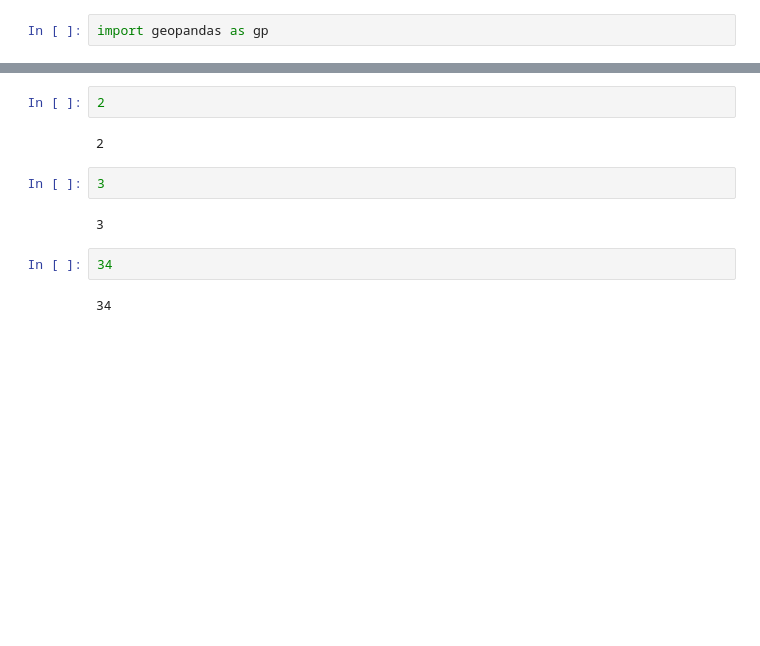
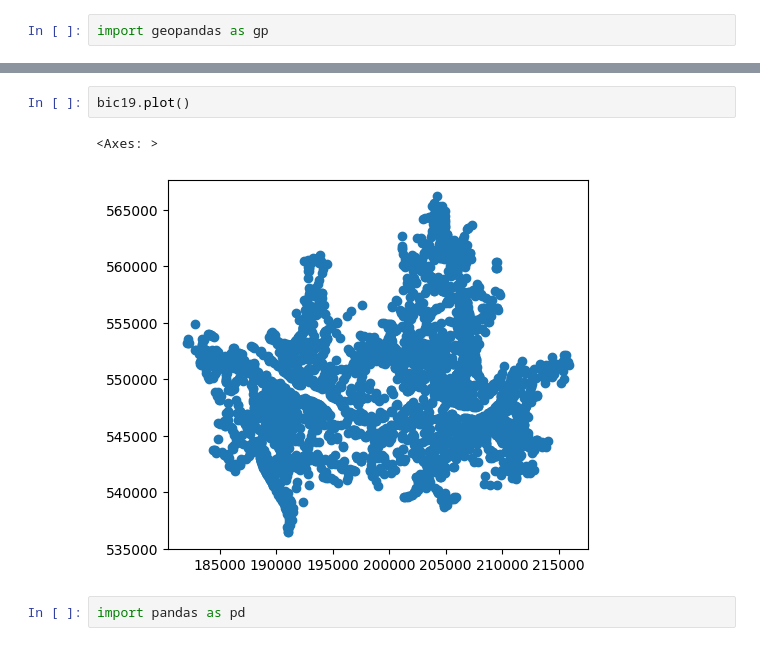
Before and after one commit to won4513/bigdata_campus, a Jupyter notebook: Bicycle/1.ipynb, the cells around one changed output, grey strips where cells are left out. Cells and saved outputs as stored; diff of their text form; blank space fills up the shorter version.

```diff
--- a/Bicycle/1.ipynb
+++ b/Bicycle/1.ipynb
@@ -61,15 +61,10 @@ bic16.head()
 | 2 | 3.0 | 5 | 서울특별시 양천구 신정동 324-4 | 3.7515 | 1.2685 | 187545.02325 | 546244.38404 | POINT (187545.023 446244.384) |
 | 3 | 4.0 | 5 | 서울특별시 동대문구 용두동 47-1 | 3.7574 | 1.2703 | 203353.39122 | 552785.79462 | POINT (203353.391 452785.795) |
 | 4 | 5.0 | 5 | 서울특별시 동대문구 답십리동 496-11 | 3.7567 | 1.2705 | 204565.96209 | 552044.22862 | POINT (204565.962 452044.229) |
-# %%
-2
-# %% [output]
-2
-# %%
-3
-# %% [output]
-3
-# %%
-34
-# %% [output]
-34
+# %%
+bic19.plot()
+# %% [output]
+<Axes: >
+[figure, added]
+# %%
+import pandas as pd
```
Also changed, not shown: parts of 6 cells of this notebook, 2 other files.
